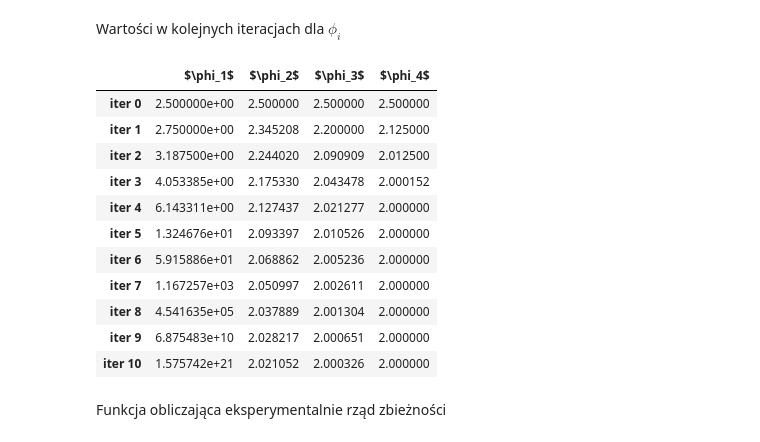
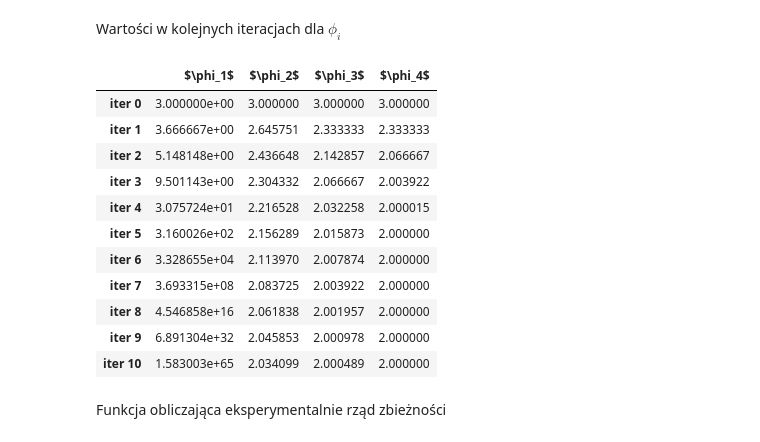
Before and after one commit to Mosder/agh, a Jupyter notebook: sem4/mownit/lab08/zad2.ipynb, the cells around one changed output. Saved outputs shown, nothing was run; the diff lists cells and outputs as text; code cells hidden in the pictures.

```diff
--- a/sem4/mownit/lab08/zad2.ipynb
+++ b/sem4/mownit/lab08/zad2.ipynb
@@ -51,31 +51,31 @@ def iterate(phi, x0, iters=10):
 Wartości w kolejnych iteracjach dla $\phi_i$
 # %%
 # define arbitrary x0
-x0 = 2.5
+x0 = 3
 # get iter values for phi
 xs_phi1 = iterate(phi1, x0)
 xs_phi2 = iterate(phi2, x0)
 xs_phi3 = iterate(phi3, x0)
 xs_phi4 = iterate(phi4, x0)
-# show the values
+# show the values in DataFrame
 pd.DataFrame(
     data=np.array([xs_phi1, xs_phi2, xs_phi3, xs_phi4]).T,
     columns=[rf"$\phi_{i}$" for i in range(1,5)],
     index=[f"iter {i}" for i in range(11)]
 )
 # %% [output]
 |  | $\phi_1$ | $\phi_2$ | $\phi_3$ | $\phi_4$ |
-| iter 0 | 2.500000e+00 | 2.500000 | 2.500000 | 2.500000 |
-| iter 1 | 2.750000e+00 | 2.345208 | 2.200000 | 2.125000 |
-| iter 2 | 3.187500e+00 | 2.244020 | 2.090909 | 2.012500 |
-| iter 3 | 4.053385e+00 | 2.175330 | 2.043478 | 2.000152 |
-| iter 4 | 6.143311e+00 | 2.127437 | 2.021277 | 2.000000 |
-| iter 5 | 1.324676e+01 | 2.093397 | 2.010526 | 2.000000 |
-| iter 6 | 5.915886e+01 | 2.068862 | 2.005236 | 2.000000 |
-| iter 7 | 1.167257e+03 | 2.050997 | 2.002611 | 2.000000 |
-| iter 8 | 4.541635e+05 | 2.037889 | 2.001304 | 2.000000 |
-| iter 9 | 6.875483e+10 | 2.028217 | 2.000651 | 2.000000 |
-| iter 10 | 1.575742e+21 | 2.021052 | 2.000326 | 2.000000 |
+| iter 0 | 3.000000e+00 | 3.000000 | 3.000000 | 3.000000 |
+| iter 1 | 3.666667e+00 | 2.645751 | 2.333333 | 2.333333 |
+| iter 2 | 5.148148e+00 | 2.436648 | 2.142857 | 2.066667 |
+| iter 3 | 9.501143e+00 | 2.304332 | 2.066667 | 2.003922 |
+| iter 4 | 3.075724e+01 | 2.216528 | 2.032258 | 2.000015 |
+| iter 5 | 3.160026e+02 | 2.156289 | 2.015873 | 2.000000 |
+| iter 6 | 3.328655e+04 | 2.113970 | 2.007874 | 2.000000 |
+| iter 7 | 3.693315e+08 | 2.083725 | 2.003922 | 2.000000 |
+| iter 8 | 4.546858e+16 | 2.061838 | 2.001957 | 2.000000 |
+| iter 9 | 6.891304e+32 | 2.045853 | 2.000978 | 2.000000 |
+| iter 10 | 1.583003e+65 | 2.034099 | 2.000489 | 2.000000 |
 # %% [markdown]
 Funkcja obliczająca eksperymentalnie rząd zbieżności
 # %%
```
Also changed, not shown: parts of 40 cells of this notebook.
